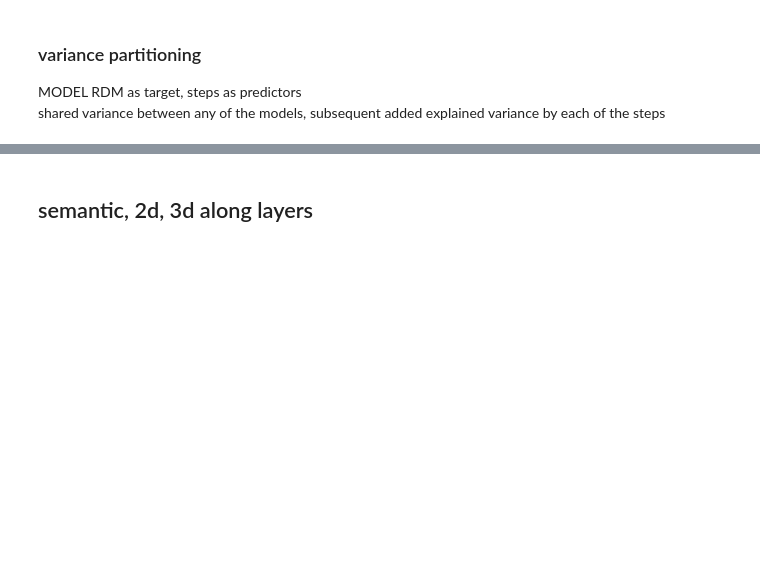
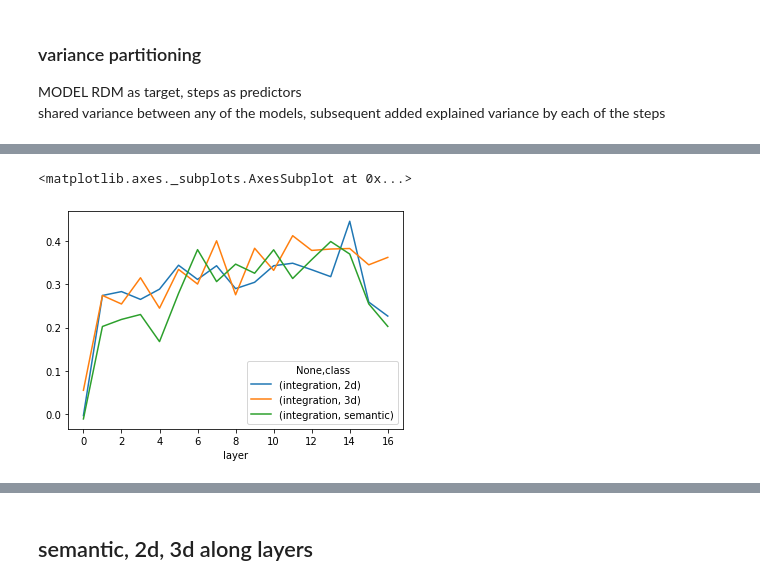
Before and after one commit to toniklenk/analysis-taskonomy, a Jupyter notebook: scripts/factors analysis.ipynb, the cells around one changed output, grey strips where cells are left out. Drawn from its saved outputs; the diff is of its cells as text; code cells hidden in the pictures; blank space fills up the shorter version.

```diff
--- a/scripts/factors analysis.ipynb
+++ b/scripts/factors analysis.ipynb
@@ -173,3 +179,22 @@ sns.heatmap(model_rdm, cmap="viridis")
 
 MODEL RDM as target,  steps as predictors <br>
 shared variance between any of the models, subsequent added explained variance by each of the steps
+# %%
+# get beauty predictions for images from best predicting model in each layer for each class
+bestnets = (
+    dfibc_m.unstack("layer")
+    .groupby("class")
+    .aggregate(lambda c: c.idxmax()[0])
+    .stack("layer")
+    .rename({"ibcorr": "net"}, axis=1)
+    .reset_index()
+    .values.tolist()
+)
+dfi_m_best = (
+    dfi_m.unstack("img")
+    .reorder_levels(["class", "layer", "model"])
+    .loc[bestnets, :]
+    .droplevel("model")
+    .stack("img")
+#    .unstack("layer")
+)
@@ -175,0 +218,10 @@ shared variance between any of the models, subsequent added explained variance b
+# %%
+ibcorr_from_classmaxpool = (
+    dfi_m_best.groupby(["layer", "class"])
+    .aggregate(lambda i: pearsonr(-i, beauty_ratings["study1_places1_short.csv"])[0][0])
+    .unstack("class")
+)
+ibcorr_from_classmaxpool.plot()
+# %% [output]
+<matplotlib.axes._subplots.AxesSubplot at 0x...>
+[figure, added]
```
Also changed, not shown: parts of 49 cells of this notebook.
